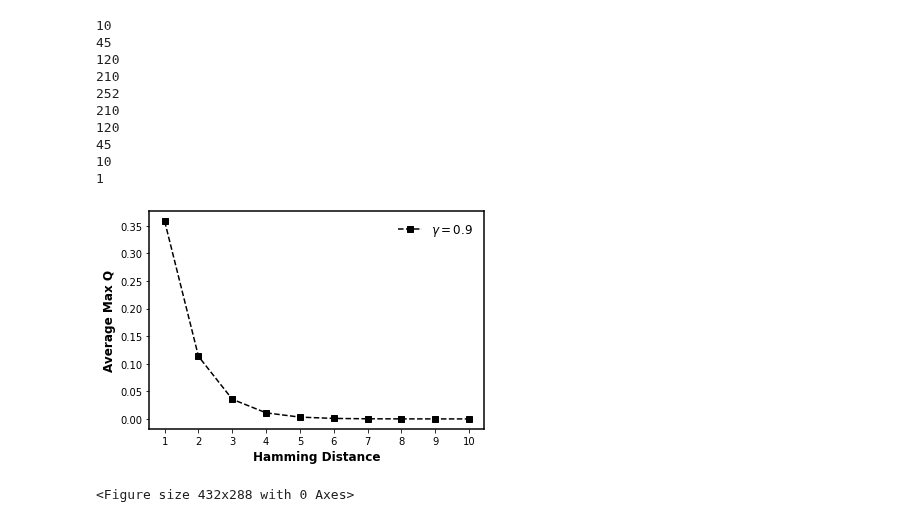
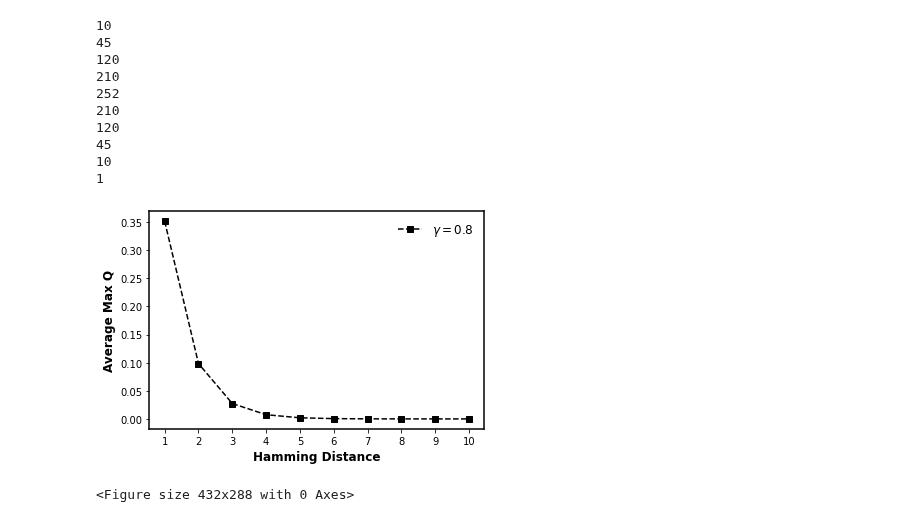
Before and after one commit to GrandJune/HAI, a Jupyter notebook: Denrell2004/Results.ipynb, the cells around one changed output. Saved outputs shown, nothing was run; the diff lists cells and outputs as text; code cells hidden in the pictures.

```diff
--- a/Denrell2004/Results.ipynb
+++ b/Denrell2004/Results.ipynb
@@ -40,7 +40,7 @@ for hamming_distance in range(1, 11):
 from Q_learning import Agent
 import numpy as np
 results = []
-gamma = 0.9
+gamma = 0.8
 for _ in range(1000):
     q_agent = Agent(N=10, peak=1)
     for index in range(100):
@@ -48,34 +48,34 @@ for _ in range(1000):
     max_q_across_distance = []
     for index_list in index_across_distance:
         q_values = []
         for index in index_list:
             q_values.append(max(q_agent.Q_table[index]))
         max_q_value = sum(q_values) / len(q_values)
         max_q_across_distance.append(max_q_value)
     results.append(max_q_across_distance)
 average_list = np.mean(results, axis=0)
 # Figure 1: Ave Max Q across Hamming Distance
 x =  range(1, 11)
 # x = [50, 100, 150]
 fig, ax = plt.subplots()
 ax.spines["left"].set_linewidth(1.5)
 ax.spines["right"].set_linewidth(1.5)
 ax.spines["top"].set_linewidth(1.5)
 ax.spines["bottom"].set_linewidth(1.5)
 plt.plot(x, average_list, "k--s", label="$\gamma={0}$".format(gamma))
 # plt.plot(x, max_performance, "k-v", label="Max")
 plt.xlabel("Hamming Distance", fontweight='bold', fontsize=12)
 plt.ylabel('Average Max Q', fontweight='bold', fontsize=12)
 plt.xticks(x)
 # ax.set_ylim(0, 0.7)
 plt.legend(frameon=False, ncol=1, fontsize=12)
 plt.savefig(r"\Max_Q_across_Hamming.png", transparent=True, dpi=300)
 plt.show()
 plt.clf()
 # should be start with 0.73 (max) and 0.82 (softmax)
 # at the third sample, should be as close as to 1% difference
 # %% [output]
-[figure, old version]
+[figure, new version]
 <Figure size 432x288 with 0 Axes>
 # %%
 from Q_learning import Agent
```
Also changed, not shown: parts of 3 cells of this notebook, 1 other file.
